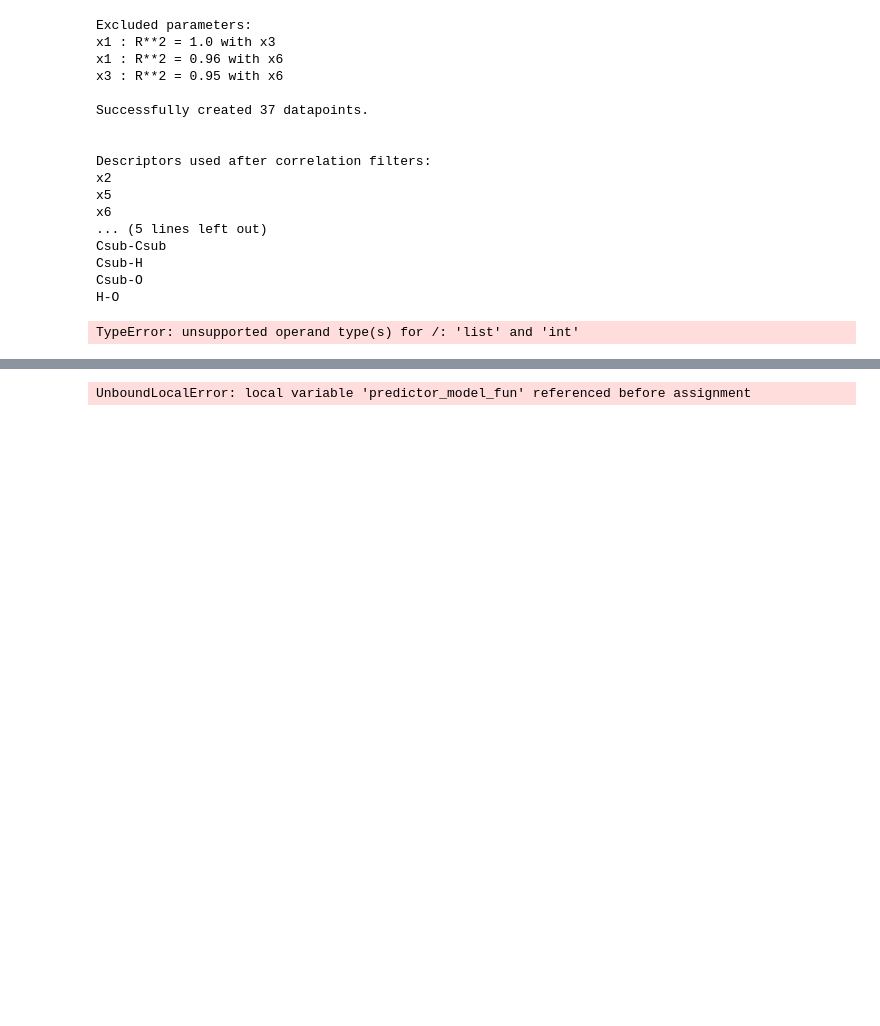
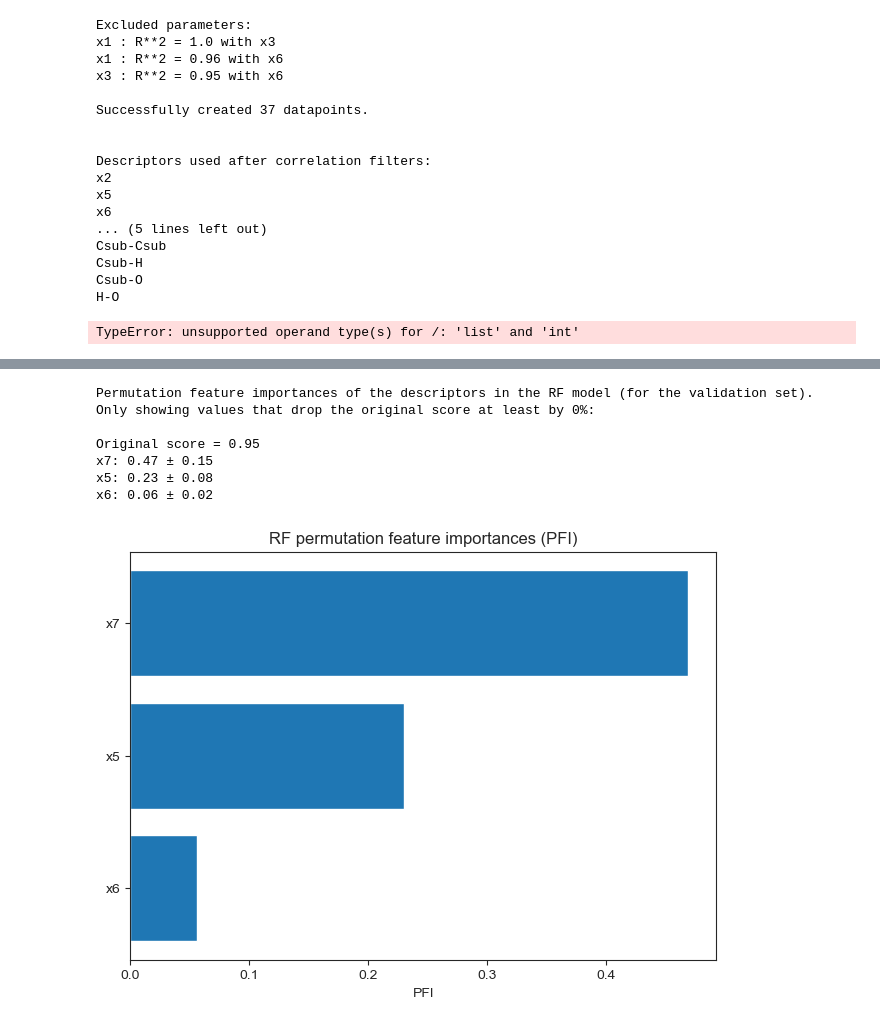
Before and after one commit to jvalegre/robert, a Jupyter notebook: Robert_GEN_v1.0.ipynb, the cells around one changed output, grey strips where cells are left out. Cells and saved outputs as stored; diff of their text form; code cells hidden in the pictures; blank space fills up the shorter version.

```diff
--- a/Robert_GEN_v1.0.ipynb
+++ b/Robert_GEN_v1.0.ipynb
@@ -461,10 +442,16 @@ k-neighbours-based validation: R2 = 0.97; MAE = 0.1; RMSE = 0.12
 # %%
 # calculate the permutation feature importance (PFI) of the final model and
 # saves the data
-
-combined_descriptor_list = PFI_workflow(X_PFI,model_type,best_parameters_df,X_train_PFI_scaled,y_train_PFI,X_validation_PFI_scaled,y_validation_PFI,n_repeats,0,True,prediction_type,PFI_filtering)
+# combined_descriptor_list = PFI_workflow(X_PFI,model_type,best_parameters_df,X_train_PFI_scaled,y_train_PFI,X_validation_PFI_scaled,y_validation_PFI,n_repeats,0,True,prediction_type,PFI_filtering)
+combined_descriptor_list = PFI_workflow(X_PFI,best_model[0],best_model[1],best_model[9],best_model[18],best_model[14],best_model[19],n_repeats,0,True,prediction_type,PFI_filtering)
 # %% [output]
-UnboundLocalError: local variable 'predictor_model_fun' referenced before assignment
+Permutation feature importances of the descriptors in the RF model (for the validation set). Only showing values that drop the original score at least by 0%:
+
+Original score = 0.95
+x7: 0.47 ± 0.15
+x5: 0.23 ± 0.08
+x6: 0.06 ± 0.02
+[figure, added]
 # %%
 # Save the data in a CSV file including set column and predicted values
 
```
Also changed, not shown: parts of 4 cells of this notebook, 4 other files.
